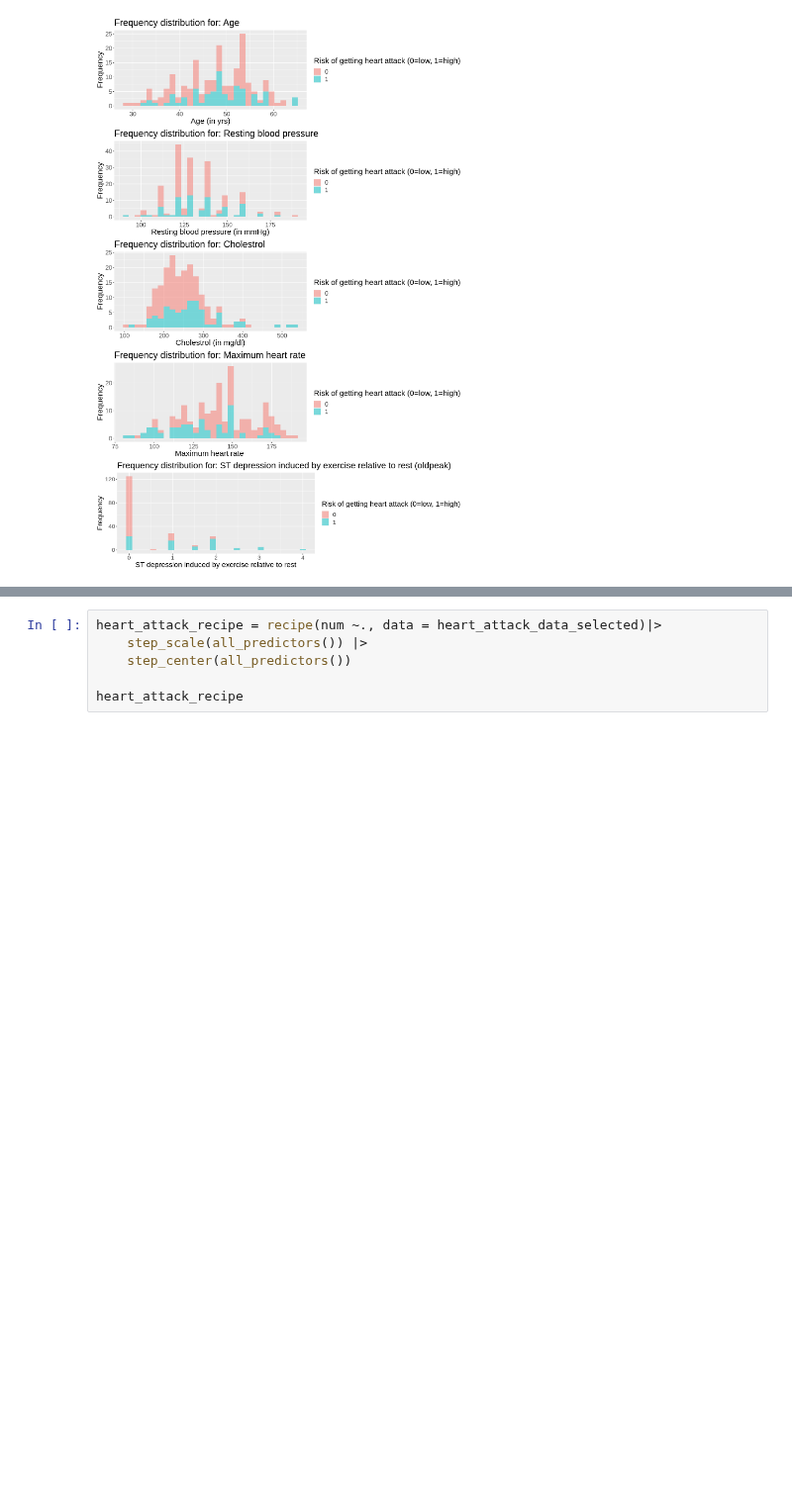
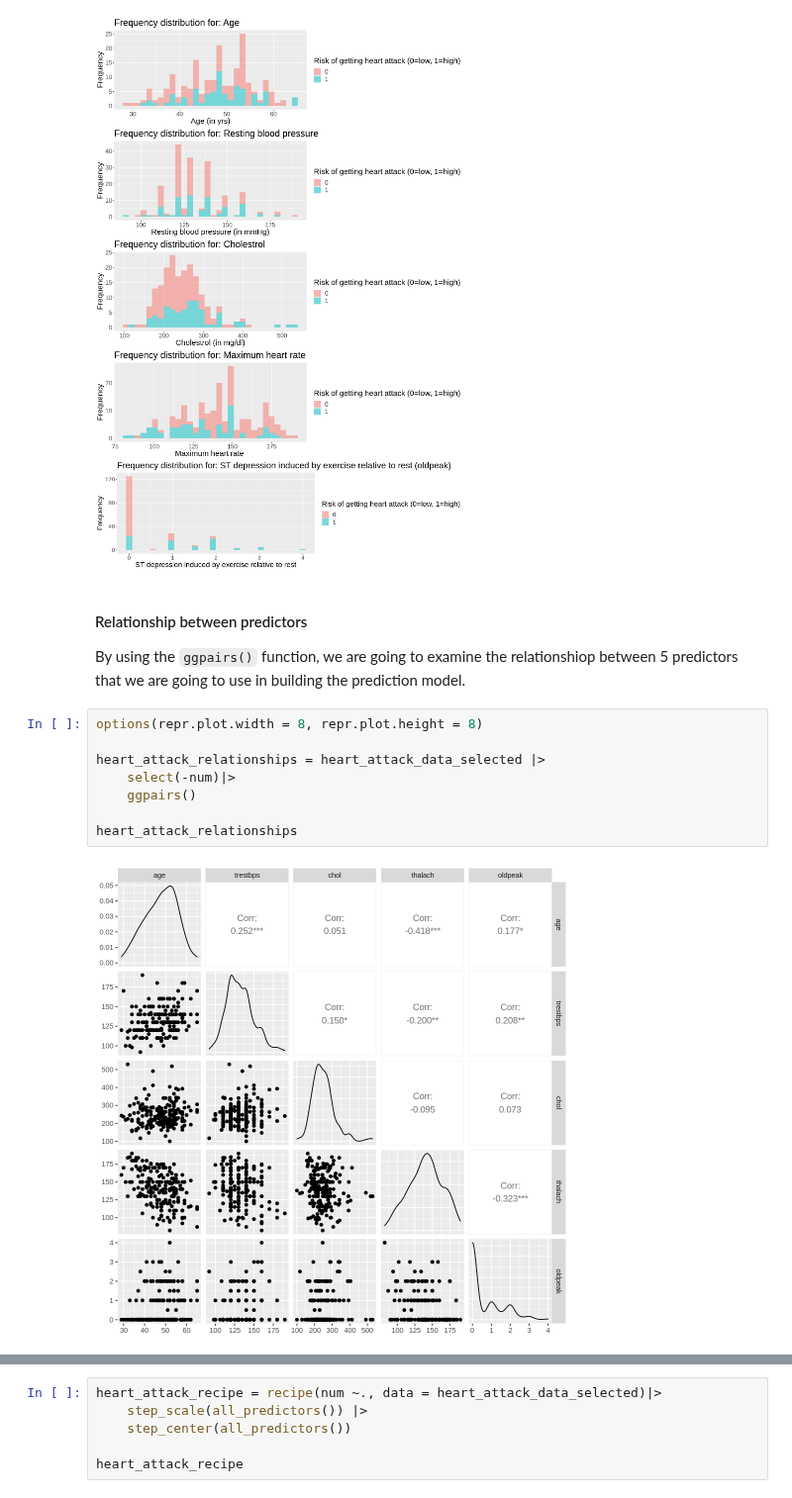
Before and after one commit to RichardAdhika22/heart_attack_prediction_knn, a Jupyter notebook: Group_project_report.ipynb, the cells around one changed output, grey strips where cells are left out. Shown at 99% size. Cells and saved outputs as stored; diff of their text form; blank space fills up the shorter version.

```diff
--- a/Group_project_report.ipynb
+++ b/Group_project_report.ipynb
@@ -220,3 +221,17 @@ oldpeak_hist = heart_attack_data_selected |>
 plot_grid(age_hist, trestbps_hist, chol_hist, thalach_hist, oldpeak_hist, ncol=1)
 # %% [output]
 [figure]
+# %% [markdown]
+#### Relationship between predictors
+
+By using the `ggpairs()` function, we are going to examine the relationshiop between 5 predictors that we are going to use in building the prediction model.
+# %%
+options(repr.plot.width = 8, repr.plot.height = 8)
+
+heart_attack_relationships = heart_attack_data_selected |>
+    select(-num)|>
+    ggpairs()
+
+heart_attack_relationships
+# %% [output]
+[figure, added]
```
Also changed, not shown: parts of 4 cells of this notebook.
